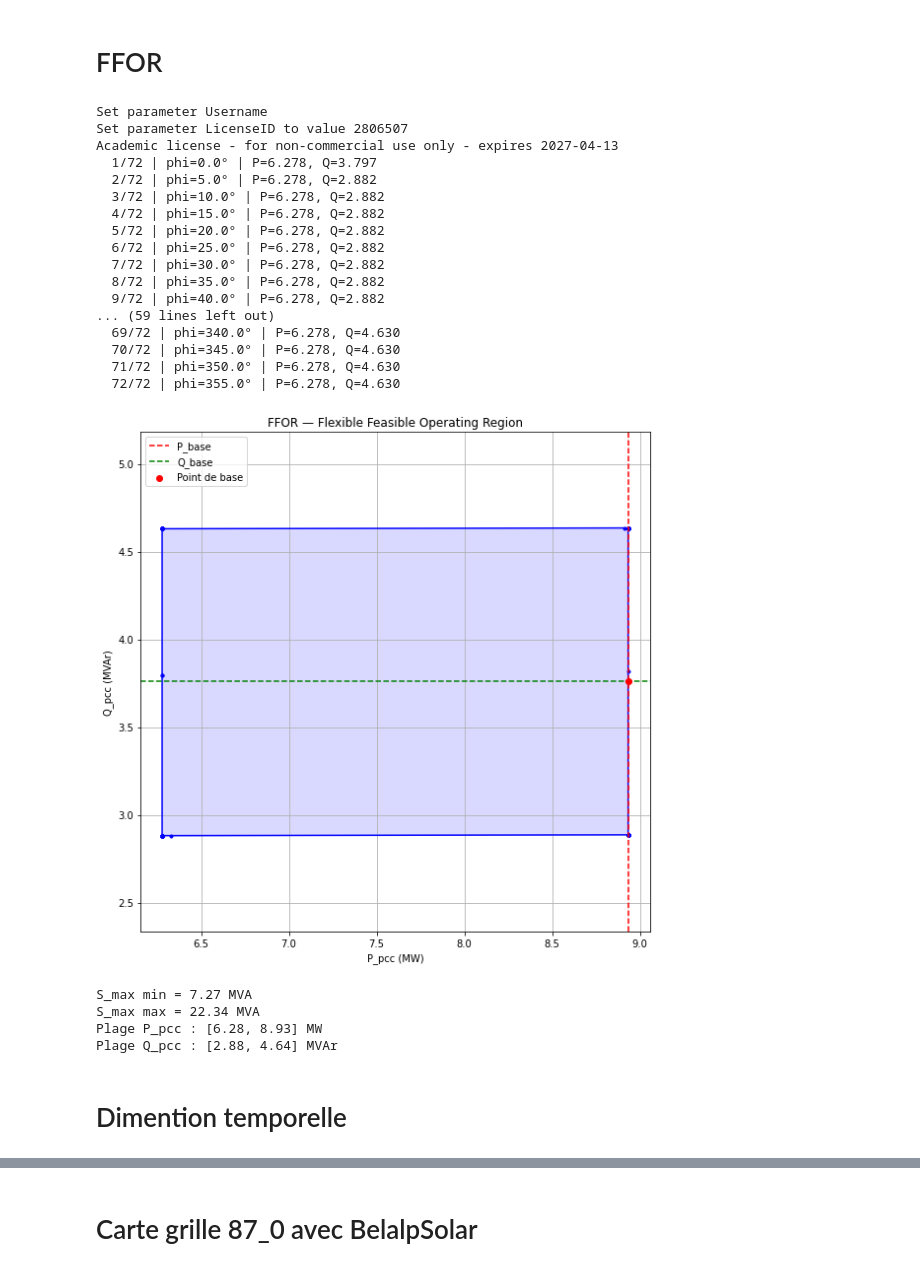
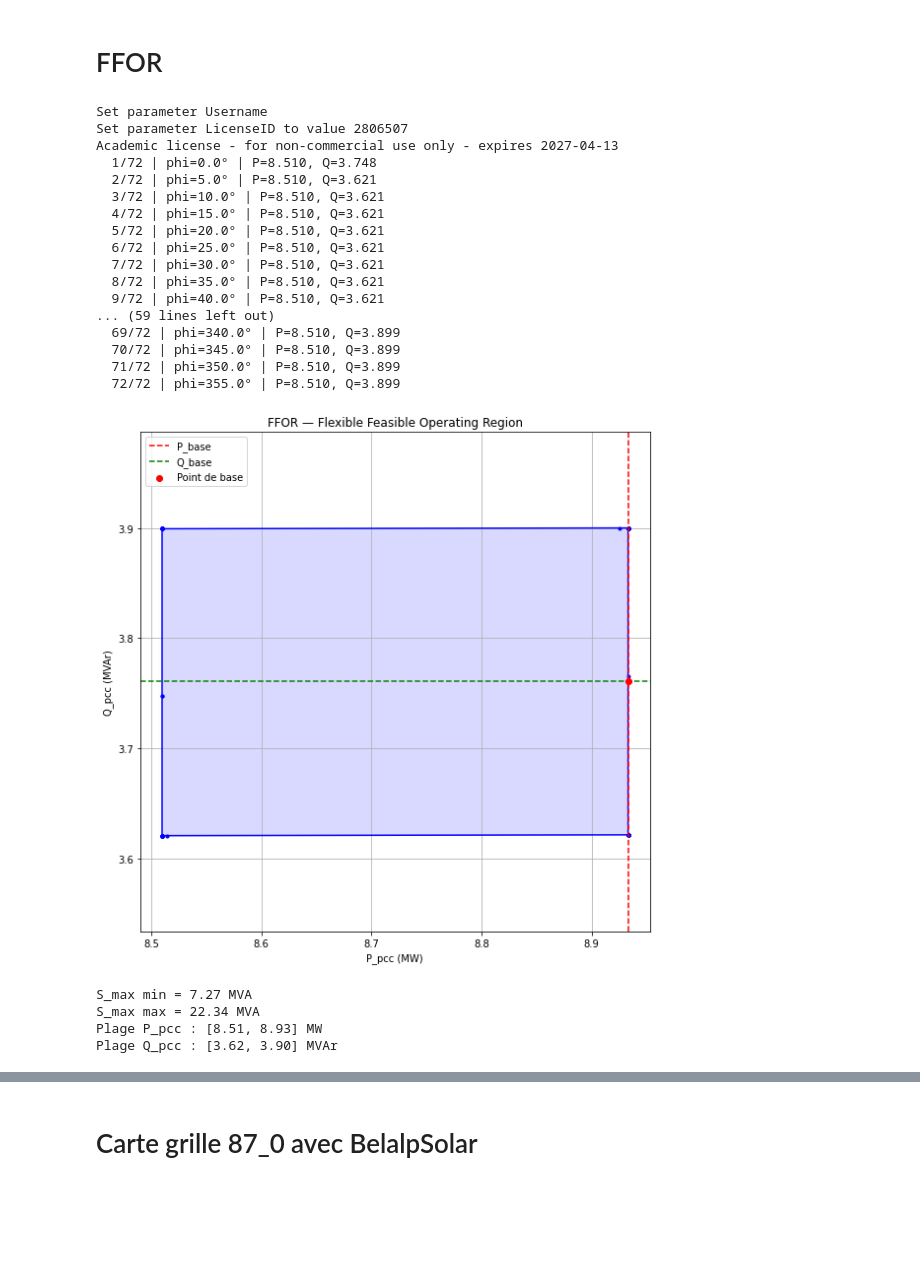
Before and after one commit to Jad-Lostan/Swiss-PDGs, a Jupyter notebook: marg/FFOR.ipynb, the cells around one changed output, grey strips where cells are left out. Cells and saved outputs as stored; diff of their text form; code cells hidden in the pictures; blank space fills up the shorter version.

Commit message:
ffor temporel

```diff
--- a/marg/FFOR.ipynb
+++ b/marg/FFOR.ipynb
@@ -738,12 +99,12 @@ def solve_ffor(a, b):
     model.addConstr(theta[pcc_bus] == 0)
     model.addConstr(delta_U[pcc_bus] == 0)
 
-    for k in nodes:
-        S_inv = P_pv_max.get(k, 0) / cos_phi  # capacité apparente de l'onduleur
-        model.addQConstr(
-            P_pv[k] * P_pv[k] + Q_pv[k] * Q_pv[k] <= S_inv * S_inv,
-            name=f"PV_Smax_{k}"
-        )
+    # for k in nodes:
+    #     S_inv = P_pv_max.get(k, 0) / cos_phi  # capacité apparente de l'onduleur
+    #     model.addQConstr(
+    #         P_pv[k] * P_pv[k] + Q_pv[k] * Q_pv[k] <= S_inv * S_inv,
+    #         name=f"PV_Smax_{k}"
+    #     )
 
     # --- Objectif directionnel ---
     model.setObjective(
@@ -777,51 +138,54 @@ for i, phi in enumerate(angles):
 
 # Fermer le polygone
 P_points.append(P_points[0])
 Q_points.append(Q_points[0])
 
+from pathlib import Path
+
 # --- Plot ---
+output_dir = Path("output")
+output_dir.mkdir(exist_ok=True)
+
 plt.figure(figsize=(8, 8))
 plt.plot(P_points, Q_points, 'b-o', markersize=3, linewidth=1.5)
 plt.fill(P_points, Q_points, alpha=0.15, color='blue')
 plt.axvline(float(P_base[0]), color='r', linestyle='--', label='P_base')
 plt.axhline(float(Q_base[0]), color='g', linestyle='--', label='Q_base')
 plt.scatter([float(P_base[0])], [float(Q_base[0])], color='red', zorder=5, label='Point de base')
 plt.xlabel("P_pcc (MW)")
 plt.ylabel("Q_pcc (MVAr)")
 plt.title("FFOR — Flexible Feasible Operating Region")
 plt.legend()
 plt.grid(True)
 plt.axis('equal')
 plt.tight_layout()
-plt.savefig("FFOR.png", dpi=150)
+plt.savefig(output_dir / "FFOR.png", dpi=150)
 plt.show()
 
 print(f"S_max min = {line_data['S_max'].min():.2f} MVA")
 print(f"S_max max = {line_data['S_max'].max():.2f} MVA")
 print(f"Plage P_pcc : [{min(P_points):.2f}, {max(P_points):.2f}] MW")
 print(f"Plage Q_pcc : [{min(Q_points):.2f}, {max(Q_points):.2f}] MVAr")
 # %% [output]
 Set parameter Username
 Set parameter LicenseID to value 2806507
 Academic license - for non-commercial use only - expires 2027-04-13
-  1/72 | phi=0.0° | P=6.278, Q=3.797
-  2/72 | phi=5.0° | P=6.278, Q=2.882
-  3/72 | phi=10.0° | P=6.278, Q=2.882
-  4/72 | phi=15.0° | P=6.278, Q=2.882
-  5/72 | phi=20.0° | P=6.278, Q=2.882
-  6/72 | phi=25.0° | P=6.278, Q=2.882
-  7/72 | phi=30.0° | P=6.278, Q=2.882
-  8/72 | phi=35.0° | P=6.278, Q=2.882
-  9/72 | phi=40.0° | P=6.278, Q=2.882
+  1/72 | phi=0.0° | P=8.510, Q=3.748
+  2/72 | phi=5.0° | P=8.510, Q=3.621
+  3/72 | phi=10.0° | P=8.510, Q=3.621
+  4/72 | phi=15.0° | P=8.510, Q=3.621
+  5/72 | phi=20.0° | P=8.510, Q=3.621
+  6/72 | phi=25.0° | P=8.510, Q=3.621
+  7/72 | phi=30.0° | P=8.510, Q=3.621
+  8/72 | phi=35.0° | P=8.510, Q=3.621
+  9/72 | phi=40.0° | P=8.510, Q=3.621
 ... (59 lines left out)
-  69/72 | phi=340.0° | P=6.278, Q=4.630
-  70/72 | phi=345.0° | P=6.278, Q=4.630
-  71/72 | phi=350.0° | P=6.278, Q=4.630
-  72/72 | phi=355.0° | P=6.278, Q=4.630
+  69/72 | phi=340.0° | P=8.510, Q=3.899
+  70/72 | phi=345.0° | P=8.510, Q=3.899
+  71/72 | phi=350.0° | P=8.510, Q=3.899
+  72/72 | phi=355.0° | P=8.510, Q=3.899
-[figure, old version]
+[figure, new version]
 S_max min = 7.27 MVA
 S_max max = 22.34 MVA
-Plage P_pcc : [6.28, 8.93] MW
-Plage Q_pcc : [2.88, 4.64] MVAr
+Plage P_pcc : [8.51, 8.93] MW
+Plage Q_pcc : [3.62, 3.90] MVAr
-# %% [markdown]
-# Dimention temporelle
```
Also changed, not shown: parts of 11 cells of this notebook, 45 other files.
